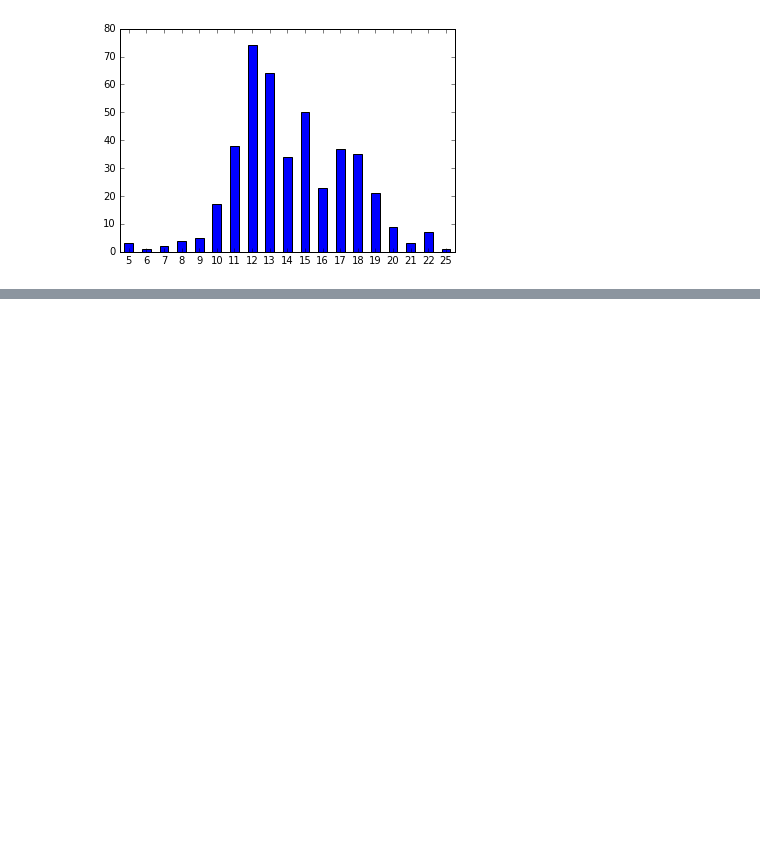
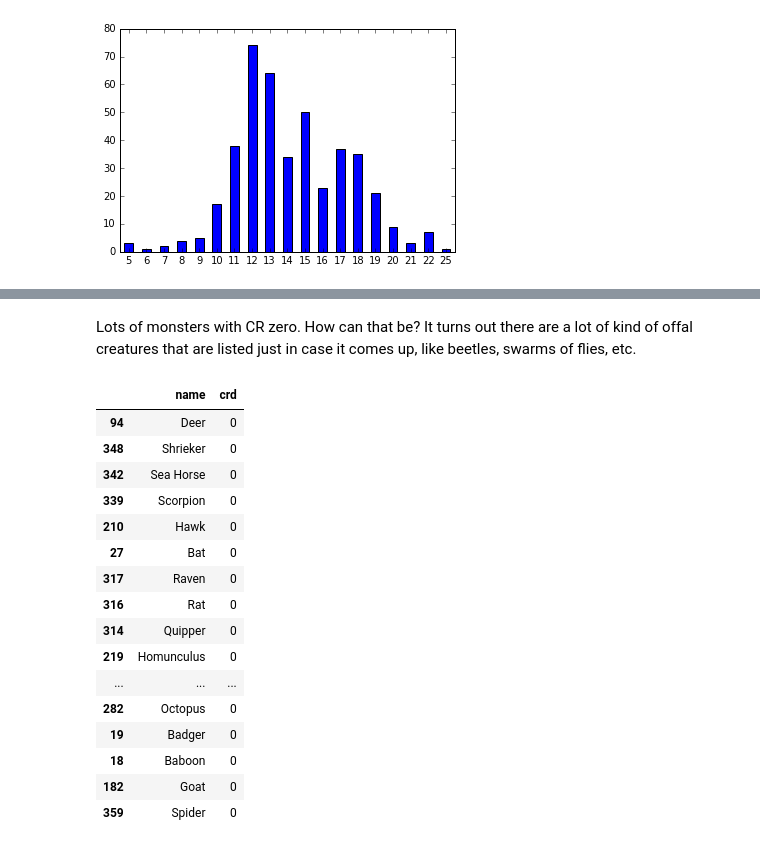
Before and after one commit to dails08/cobra-eligible, a Jupyter notebook: Dungeons and Data.ipynb, the cells around one changed output, grey strips where cells are left out. Saved outputs shown, nothing was run; the diff lists cells and outputs as text; code cells hidden in the pictures; blank space fills up the shorter version.

```diff
--- a/Dungeons and Data.ipynb
+++ b/Dungeons and Data.ipynb
@@ -65,0 +82,22 @@ About what you'd expect: a roughly normal distribution with some odd drops at 14
+# %% [markdown]
+Lots of monsters with CR zero.  How can that be?  It turns out there are a lot of kind of offal creatures that are listed just in case it comes up, like beetles, swarms of flies, etc.
+# %%
+monsterStats[['name','crd']].sort_values(['crd'])[:20]
+# %% [output]
+|  | name | crd |
+| 94 | Deer | 0 |
+| 348 | Shrieker | 0 |
+| 342 | Sea Horse | 0 |
+| 339 | Scorpion | 0 |
+| 210 | Hawk | 0 |
+| 27 | Bat | 0 |
+| 317 | Raven | 0 |
+| 316 | Rat | 0 |
+| 314 | Quipper | 0 |
+| 219 | Homunculus | 0 |
+| ... | ... | ... |
+| 282 | Octopus | 0 |
+| 19 | Badger | 0 |
+| 18 | Baboon | 0 |
+| 182 | Goat | 0 |
+| 359 | Spider | 0 |
```
Also changed, not shown: parts of 9 cells of this notebook.
